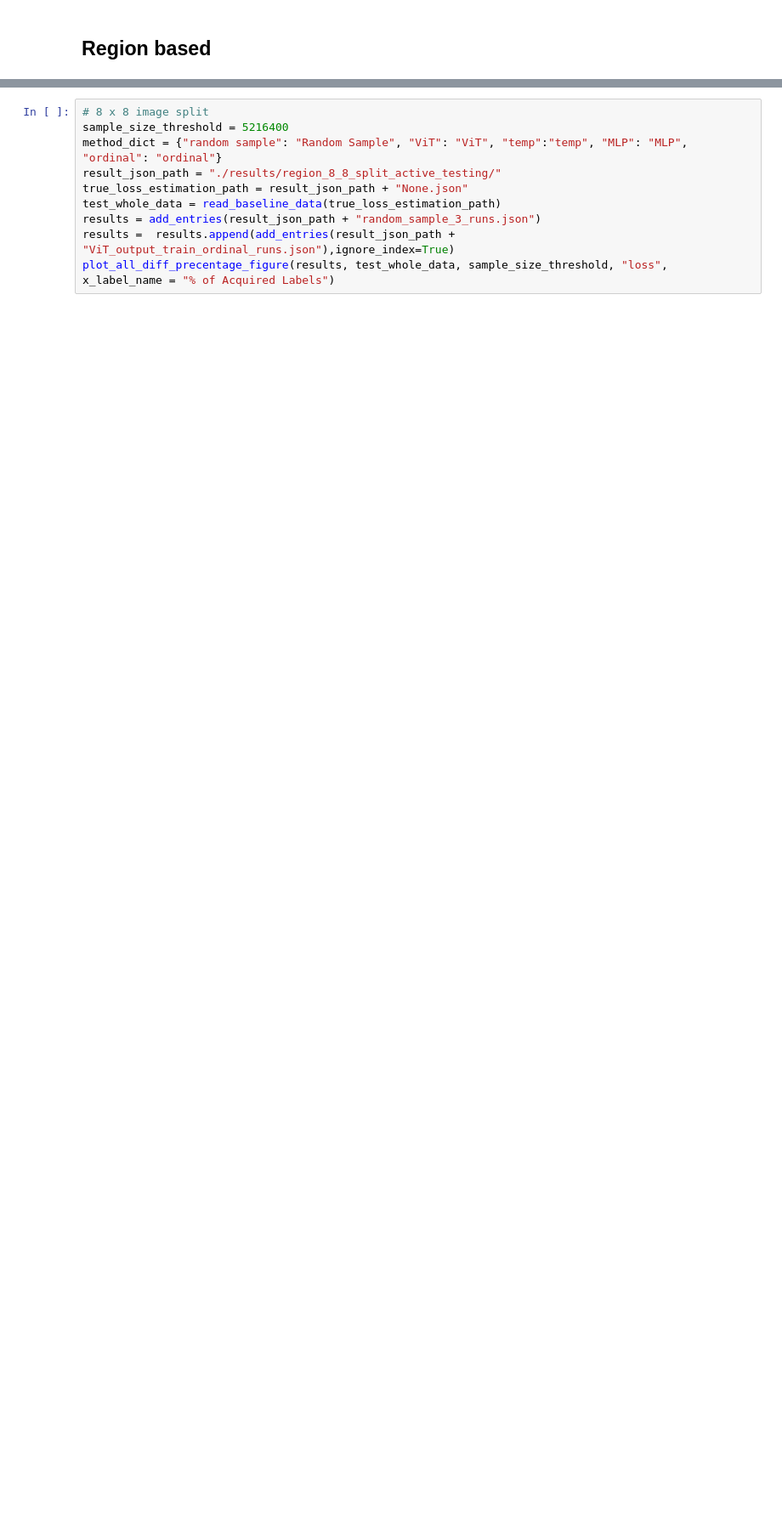
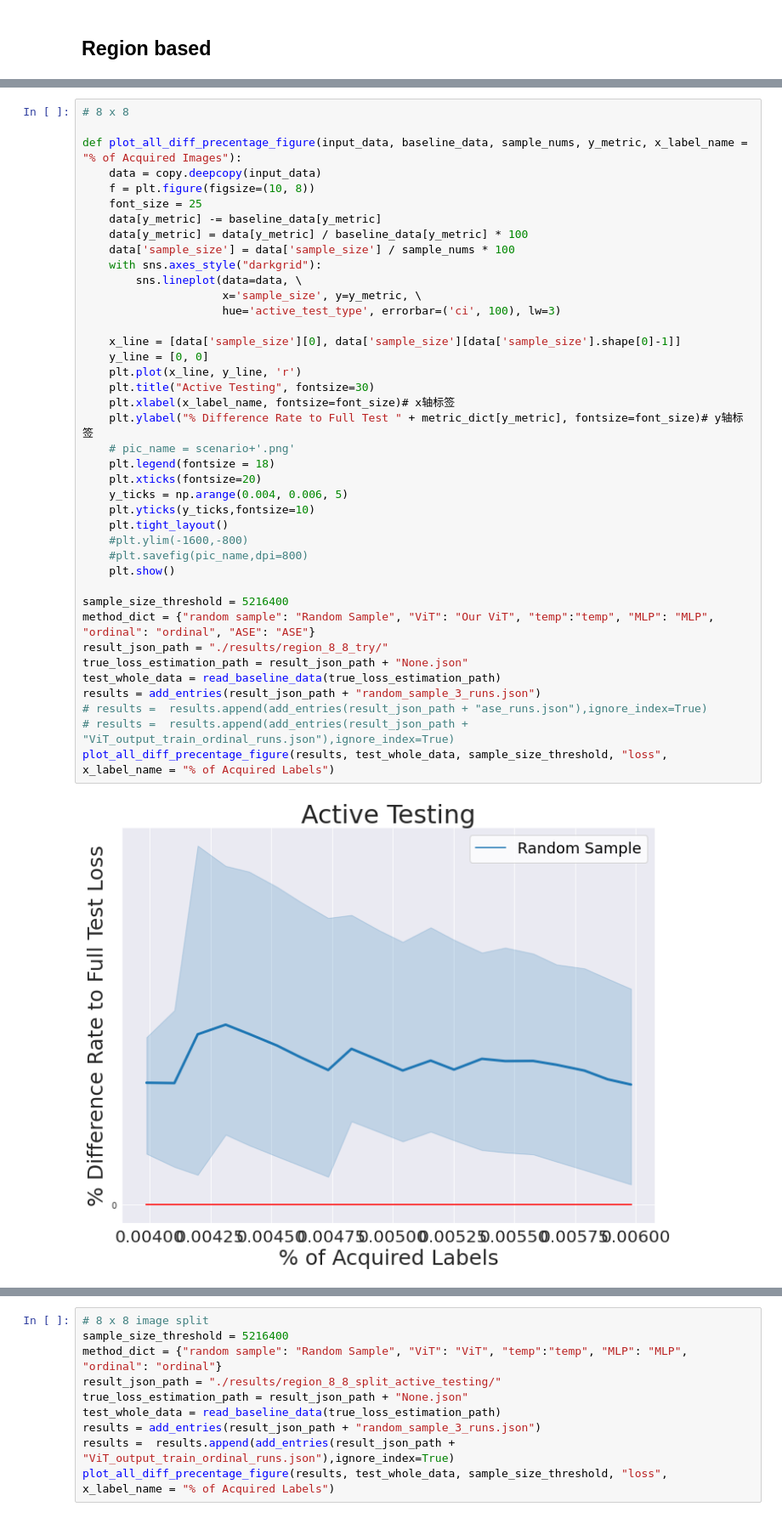
Before and after one commit to susanbao/pytorch-segmentation, a Jupyter notebook: active_testing_figure.ipynb, the cells around one changed output, grey strips where cells are left out. Shown at 85% size. Drawn from its saved outputs; the diff is of its cells as text; blank space fills up the shorter version.

```diff
--- a/active_testing_figure.ipynb
+++ b/active_testing_figure.ipynb
@@ -225,0 +294,42 @@ plot_all_diff_precentage_figure(results, test_whole_data, sample_size_threshold,
+# %%
+# 8 x 8
+
+def plot_all_diff_precentage_figure(input_data, baseline_data, sample_nums, y_metric, x_label_name = "% of Acquired Images"):
+    data = copy.deepcopy(input_data)
+    f = plt.figure(figsize=(10, 8))
+    font_size = 25
+    data[y_metric] -= baseline_data[y_metric]
+    data[y_metric] = data[y_metric] / baseline_data[y_metric] * 100
+    data['sample_size'] = data['sample_size'] / sample_nums * 100
+    with sns.axes_style("darkgrid"):
+        sns.lineplot(data=data, \
+                     x='sample_size', y=y_metric, \
+                     hue='active_test_type', errorbar=('ci', 100), lw=3)
+
+    x_line = [data['sample_size'][0], data['sample_size'][data['sample_size'].shape[0]-1]]
+    y_line = [0, 0]
+    plt.plot(x_line, y_line, 'r')
+    plt.title("Active Testing", fontsize=30)
+    plt.xlabel(x_label_name, fontsize=font_size)# x轴标签
+    plt.ylabel("% Difference Rate to Full Test " + metric_dict[y_metric], fontsize=font_size)# y轴标签
+    # pic_name = scenario+'.png'
+    plt.legend(fontsize = 18)
+    plt.xticks(fontsize=20)
+    y_ticks = np.arange(0.004, 0.006, 5)
+    plt.yticks(y_ticks,fontsize=10)
+    plt.tight_layout()
+    #plt.ylim(-1600,-800)
+    #plt.savefig(pic_name,dpi=800)
+    plt.show()
+
+sample_size_threshold = 5216400
+method_dict = {"random sample": "Random Sample", "ViT": "Our ViT", "temp":"temp", "MLP": "MLP", "ordinal": "ordinal", "ASE": "ASE"}
+result_json_path = "./results/region_8_8_try/"
+true_loss_estimation_path = result_json_path + "None.json"
+test_whole_data = read_baseline_data(true_loss_estimation_path)
+results = add_entries(result_json_path + "random_sample_3_runs.json")
+# results =  results.append(add_entries(result_json_path + "ase_runs.json"),ignore_index=True)
+# results =  results.append(add_entries(result_json_path + "ViT_output_train_ordinal_runs.json"),ignore_index=True)
+plot_all_diff_precentage_figure(results, test_whole_data, sample_size_threshold, "loss", x_label_name = "% of Acquired Labels")
+# %% [output]
+[figure, added]
```
Also changed, not shown: parts of 12 cells of this notebook, 9 other files.
